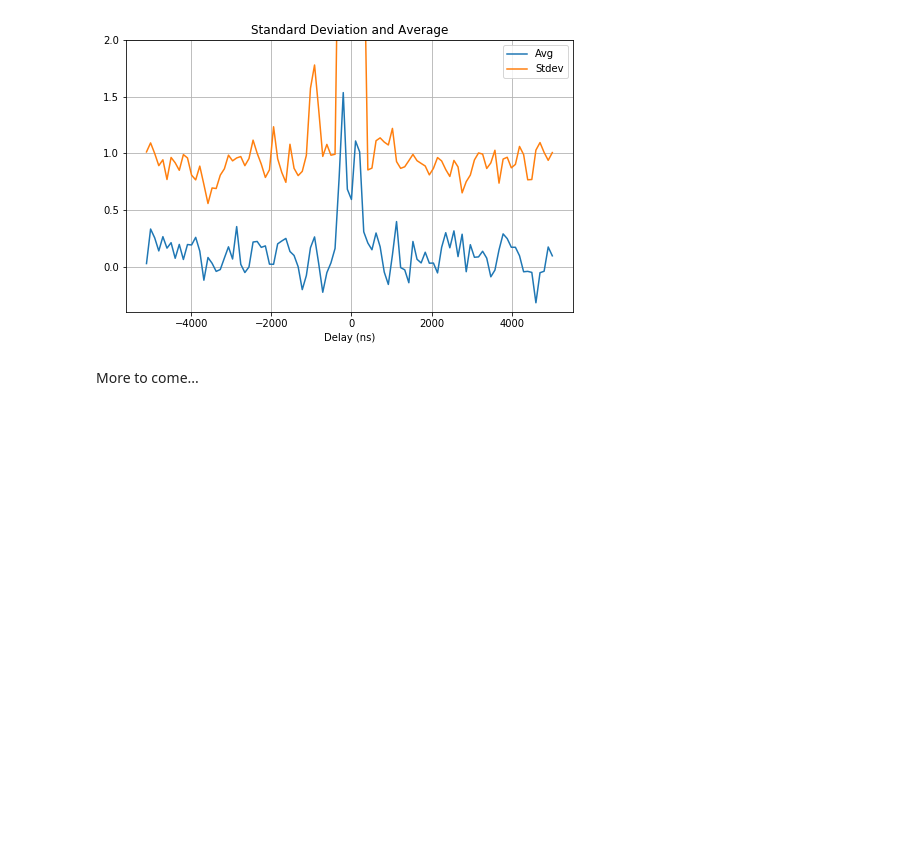
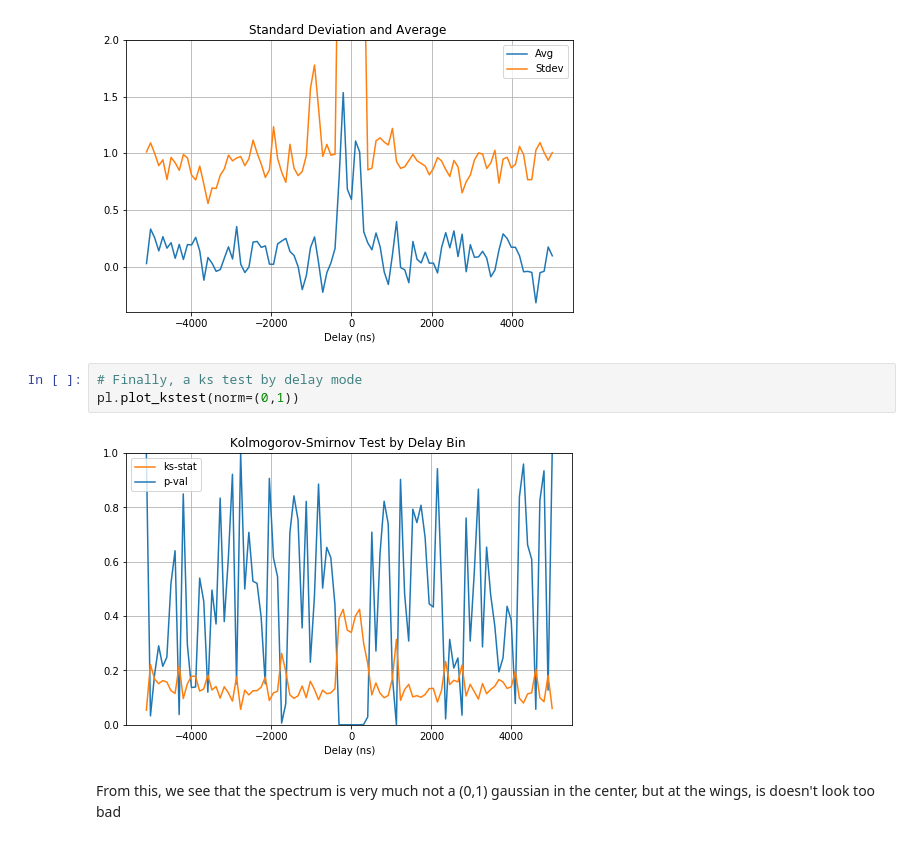
Before and after one commit to HERA-Team/hera_stats, a Jupyter notebook: examples/Plotting.ipynb, the cells around one changed output. Cells and saved outputs as stored; diff of their text form; blank space fills up the shorter version.

```diff
--- a/examples/Plotting.ipynb
+++ b/examples/Plotting.ipynb
@@ -80,5 +80,10 @@ plt.ylim(-0.4,2)
 # %% [output]
 (-0.4, 2)
 [figure]
-# %% [markdown]
-More to come...
+# %%
+# Finally, a ks test by delay mode
+pl.plot_kstest(norm=(0,1))
+# %% [output]
+[figure, added]
+# %% [markdown]
+From this, we see that the spectrum is very much not a (0,1) gaussian in the center, but at the wings, is doesn't look too bad
```
Also changed, not shown: parts of 2 cells of this notebook, 7 other files.
